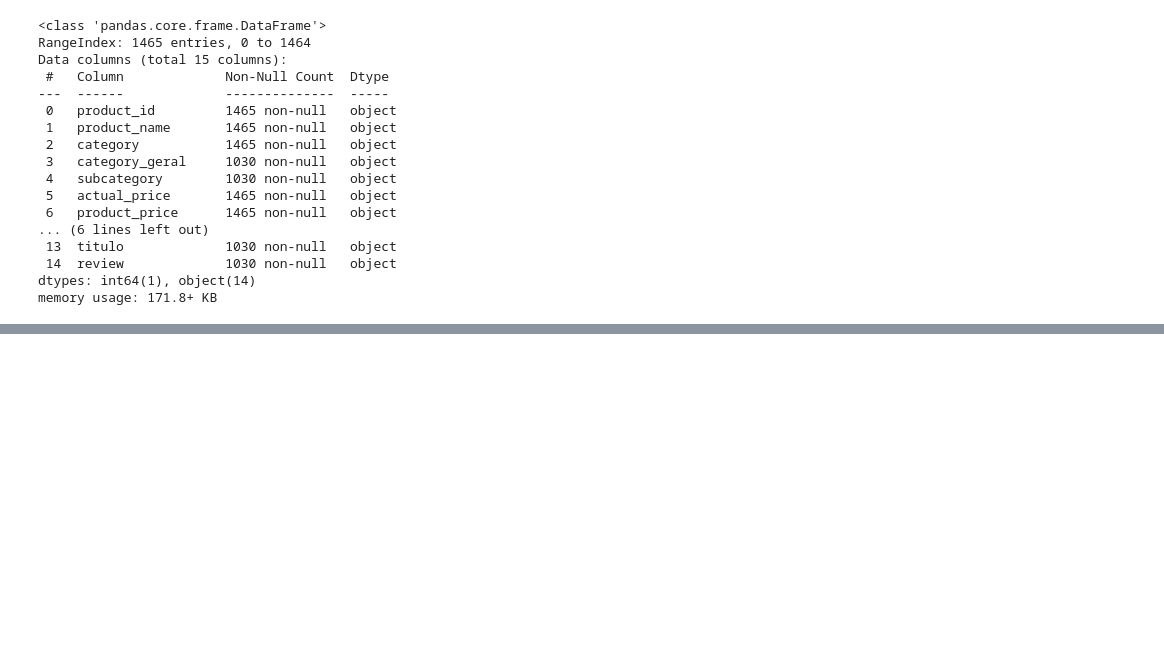
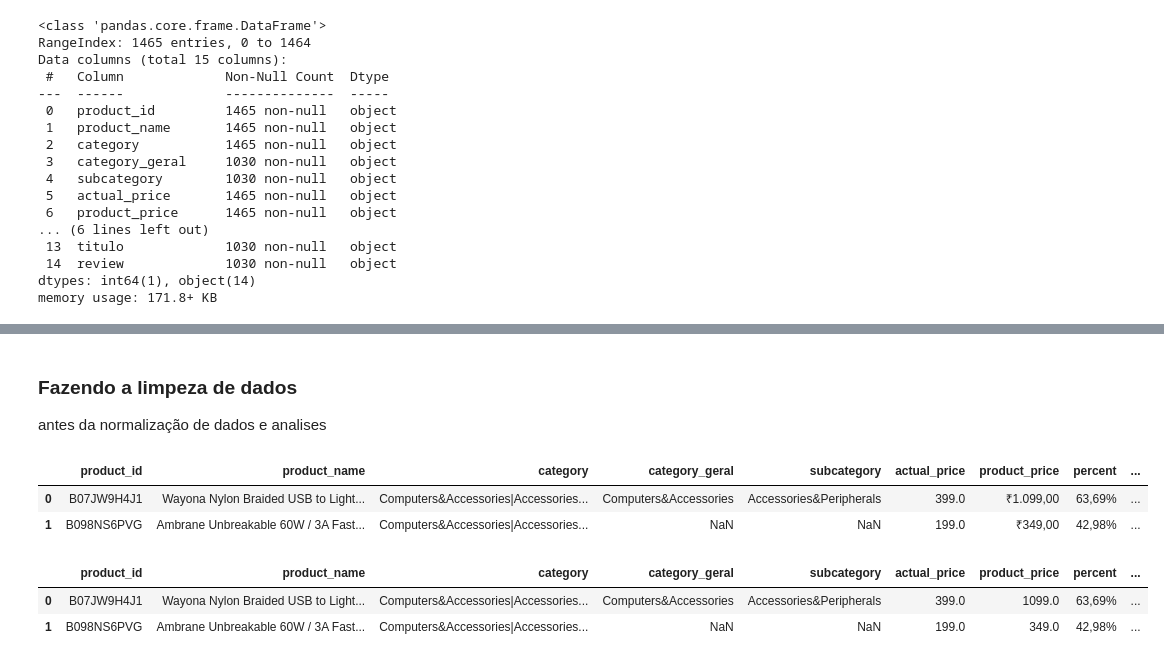
Before and after one commit to Pontessxx/ImersaoAlura-DataScience, a Jupyter notebook: ImersaoAlurapy.ipynb, the cells around one changed output, grey strips where cells are left out. Drawn from its saved outputs; the diff is of its cells as text; code cells hidden in the pictures; blank space fills up the shorter version.

```diff
--- a/ImersaoAlurapy.ipynb
+++ b/ImersaoAlurapy.ipynb
@@ -43,0 +56,33 @@ memory usage: 171.8+ KB
+# %% [markdown]
+### Fazendo a limpeza de dados
+antes da normalização de dados e analises
+# %%
+#este comando pega a coluna actual_price e troca a virgula
+dados['actual_price'] = dados['actual_price'].str.replace('.', '')
+# %%
+#este comando pega a coluna actual_price e troca a virgula
+dados['actual_price'] = dados['actual_price'].str.replace(',', '.')
+# %%
+#este comando pega a coluna actual_price e troca o simbolo da Rupia ₹
+dados['actual_price'] = dados['actual_price'].str.replace('₹', '')
+
+# Converte a coluna que tinha o tipo 'text' para o tipo 'numérico' -  (opcional)
+dados['actual_price'] = pd.to_numeric(dados['actual_price'])
+
+#exibe novamente os primeiros registros
+dados.head(2)
+# %% [output]
+|  | product_id | product_name | category | category_geral | subcategory | actual_price | product_price | percent | ... |
+| 0 | B07JW9H4J1 | Wayona Nylon Braided USB to Light... | Computers&Accessories|Accessories... | Computers&Accessories | Accessories&Peripherals | 399.0 | ₹1.099,00 | 63,69% | ... |
+| 1 | B098NS6PVG | Ambrane Unbreakable 60W / 3A Fast... | Computers&Accessories|Accessories... | NaN | NaN | 199.0 | ₹349,00 | 42,98% | ... |
+# %%
+#este comando pega a coluna product_price
+dados['product_price'] = dados['product_price'].str.replace('₹', '').str.replace('.', '').str.replace(',', '.')
+
+# Converte tipo 'text' para o tipo 'numérico'
+dados['product_price'] = pd.to_numeric(dados['product_price'])
+dados.head(2)
+# %% [output]
+|  | product_id | product_name | category | category_geral | subcategory | actual_price | product_price | percent | ... |
+| 0 | B07JW9H4J1 | Wayona Nylon Braided USB to Light... | Computers&Accessories|Accessories... | Computers&Accessories | Accessories&Peripherals | 399.0 | 1099.0 | 63,69% | ... |
+| 1 | B098NS6PVG | Ambrane Unbreakable 60W / 3A Fast... | Computers&Accessories|Accessories... | NaN | NaN | 199.0 | 349.0 | 42,98% | ... |
```
Also changed, not shown: parts of 14 cells of this notebook.
